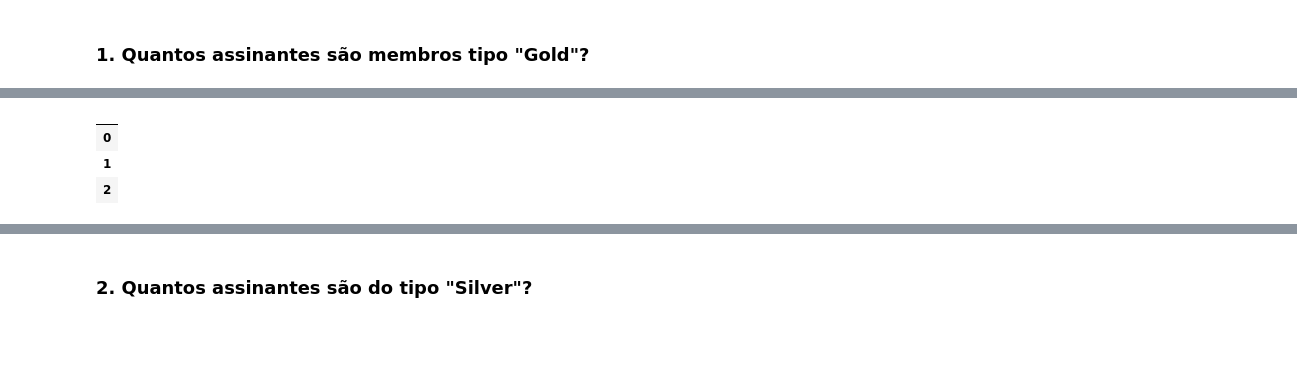
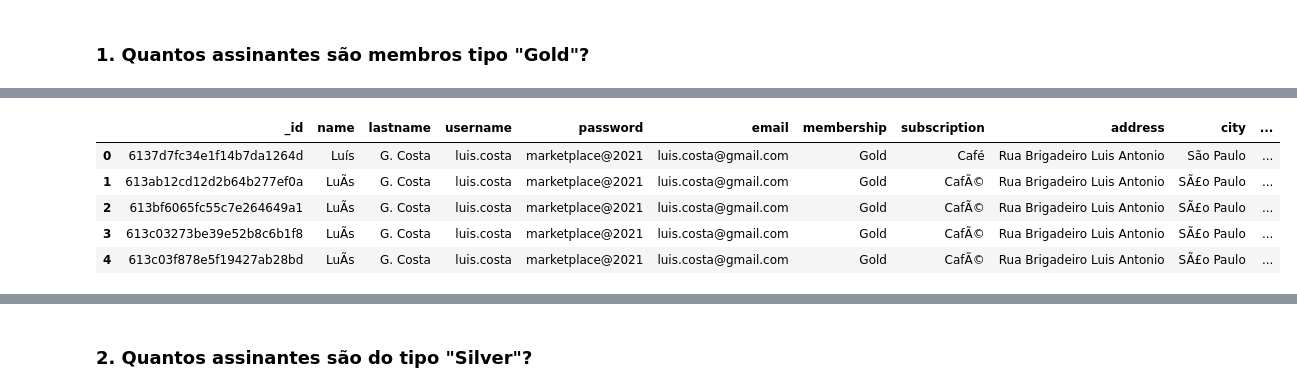
Before and after one commit to equipe3-eng-software/inf325-marketplace-final, a Jupyter notebook: notebooks/data_analytics.ipynb, the cells around one changed output, grey strips where cells are left out. Drawn from its saved outputs; the diff is of its cells as text; code cells hidden in the pictures; blank space fills up the shorter version.

```diff
--- a/notebooks/data_analytics.ipynb
+++ b/notebooks/data_analytics.ipynb
@@ -33,10 +33,12 @@ pprint(list(docs))
     },
 ]
 # %%
-df = pd.DataFrame(db.Membership.find({"membership": "Gold"}), columns=[])
+df = pd.DataFrame(db.Membership.find({"membership": "Gold"}))
 df.head()
 # %% [output]
-|  |
-| 0 |
-| 1 |
-| 2 |
+|  | _id | name | lastname | username | password | email | membership | subscription | address | city | ... |
+| 0 | 6137d7fc34e1f14b7da1264d | Luís | G. Costa | luis.costa | marketplace@2021 | luis.costa@gmail.com | Gold | Café | Rua Brigadeiro Luis Antonio | São Paulo | ... |
+| 1 | 613ab12cd12d2b64b277ef0a | LuÃ­s | G. Costa | luis.costa | marketplace@2021 | luis.costa@gmail.com | Gold | CafÃ© | Rua Brigadeiro Luis Antonio | SÃ£o Paulo | ... |
+| 2 | 613bf6065fc55c7e264649a1 | LuÃ­s | G. Costa | luis.costa | marketplace@2021 | luis.costa@gmail.com | Gold | CafÃ© | Rua Brigadeiro Luis Antonio | SÃ£o Paulo | ... |
+| 3 | 613c03273be39e52b8c6b1f8 | LuÃ­s | G. Costa | luis.costa | marketplace@2021 | luis.costa@gmail.com | Gold | CafÃ© | Rua Brigadeiro Luis Antonio | SÃ£o Paulo | ... |
+| 4 | 613c03f878e5f19427ab28bd | LuÃ­s | G. Costa | luis.costa | marketplace@2021 | luis.costa@gmail.com | Gold | CafÃ© | Rua Brigadeiro Luis Antonio | SÃ£o Paulo | ... |
```
Also changed, not shown: parts of 19 cells of this notebook.
